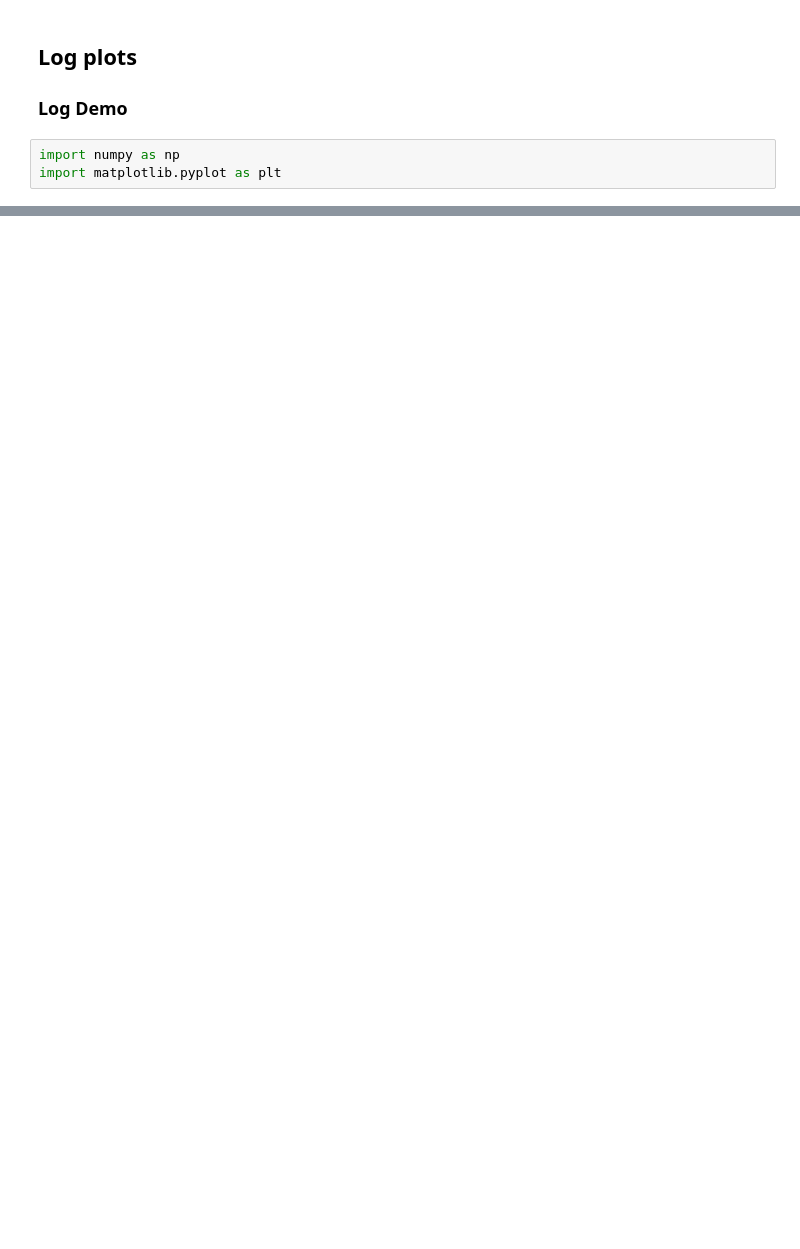
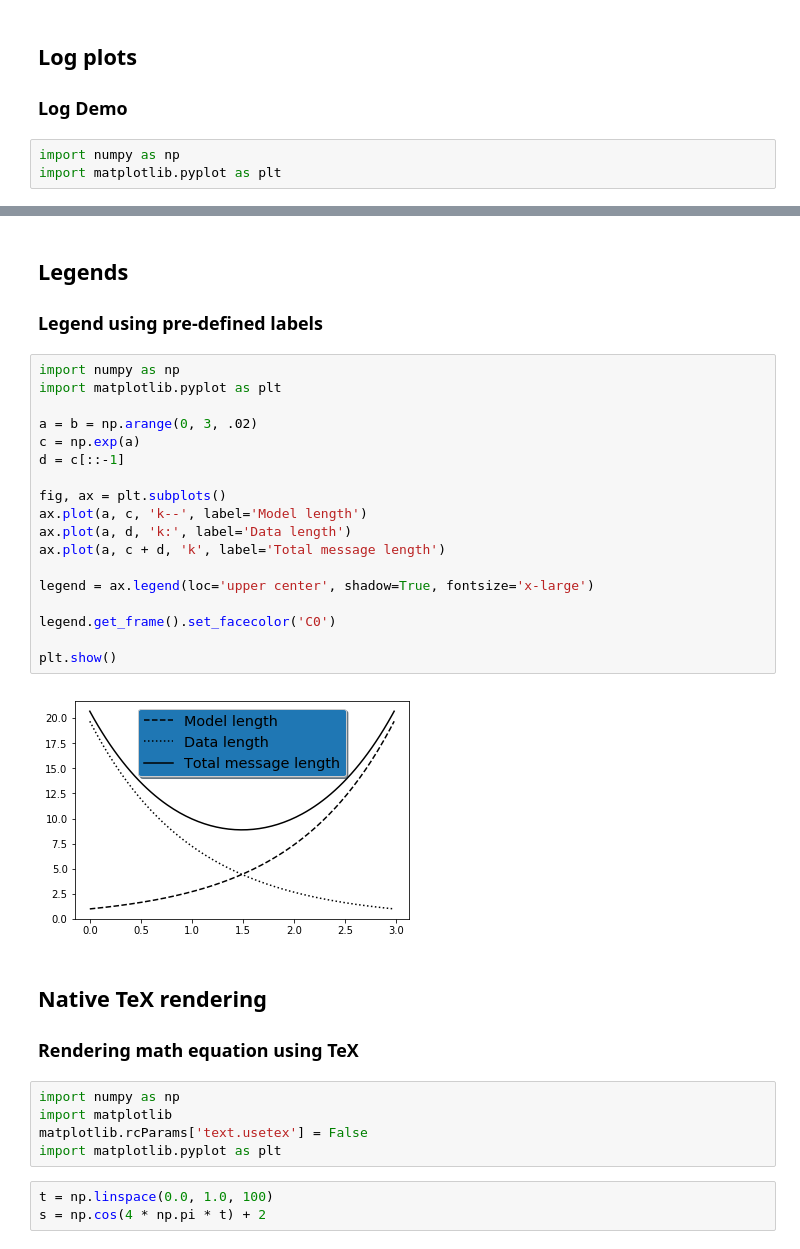
Before and after one commit to furukawa-laboratory/workout_report_2019, a Jupyter notebook: trainee/yamauchi/Drawing_with_matplotlib_02.ipynb, the cells around one changed output, grey strips where cells are left out. Drawn from its saved outputs; the diff is of its cells as text; blank space fills up the shorter version.

```diff
--- a/trainee/yamauchi/Drawing_with_matplotlib_02.ipynb
+++ b/trainee/yamauchi/Drawing_with_matplotlib_02.ipynb
@@ -787,0 +831,34 @@ ax1.grid()
+# %% [markdown]
+## Legends
+### Legend using pre-defined labels
+# %%
+import numpy as np
+import matplotlib.pyplot as plt
+
+a = b = np.arange(0, 3, .02)
+c = np.exp(a)
+d = c[::-1]
+
+fig, ax = plt.subplots()
+ax.plot(a, c, 'k--', label='Model length')
+ax.plot(a, d, 'k:', label='Data length')
+ax.plot(a, c + d, 'k', label='Total message length')
+
+legend = ax.legend(loc='upper center', shadow=True, fontsize='x-large')
+
+legend.get_frame().set_facecolor('C0')
+
+plt.show()
+# %% [output]
+[figure, added]
+# %% [markdown]
+## Native TeX rendering
+### Rendering math equation using TeX
+# %%
+import numpy as np
+import matplotlib
+matplotlib.rcParams['text.usetex'] = False
+import matplotlib.pyplot as plt
+# %%
+t = np.linspace(0.0, 1.0, 100)
+s = np.cos(4 * np.pi * t) + 2
```
Also changed, not shown: parts of 12 cells of this notebook.
